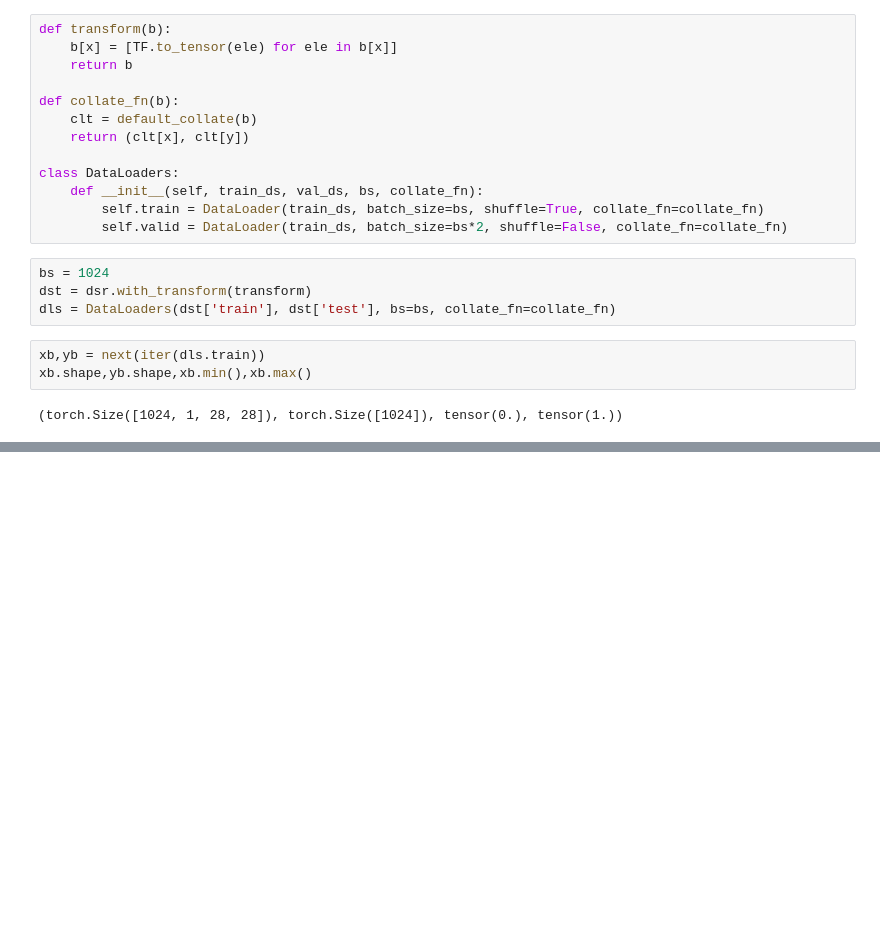
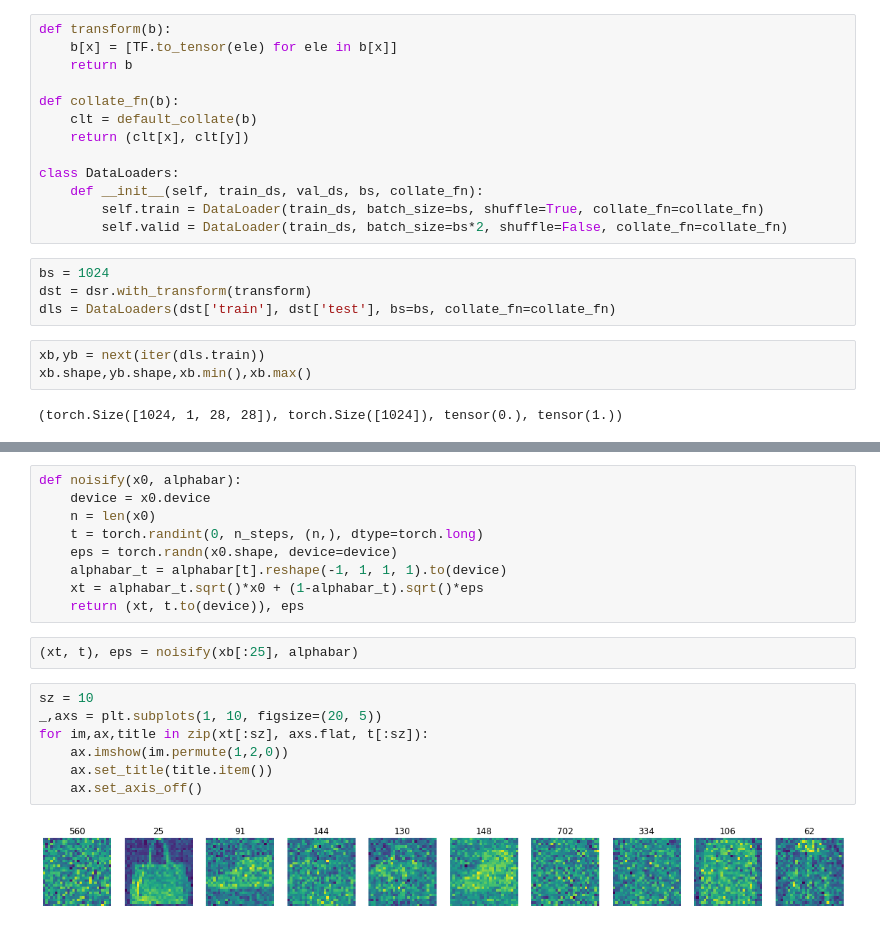
Before and after one commit to arun477/stable_diffusion, a Jupyter notebook: ddpm.ipynb, the cells around one changed output, grey strips where cells are left out. Drawn from its saved outputs; the diff is of its cells as text; blank space fills up the shorter version.

Commit message:
noisify function added

```diff
--- a/ddpm.ipynb
+++ b/ddpm.ipynb
@@ -39,0 +57,20 @@ plt.imshow(xb[0].permute(1,2,0))
+# %%
+def noisify(x0, alphabar):
+    device = x0.device
+    n = len(x0)
+    t = torch.randint(0, n_steps, (n,), dtype=torch.long)
+    eps = torch.randn(x0.shape, device=device)
+    alphabar_t = alphabar[t].reshape(-1, 1, 1, 1).to(device)
+    xt = alphabar_t.sqrt()*x0 + (1-alphabar_t).sqrt()*eps
+    return (xt, t.to(device)), eps
+# %%
+(xt, t), eps = noisify(xb[:25], alphabar)
+# %%
+sz = 10
+_,axs = plt.subplots(1, 10, figsize=(20, 5))
+for im,ax,title in zip(xt[:sz], axs.flat, t[:sz]):
+    ax.imshow(im.permute(1,2,0))
+    ax.set_title(title.item())
+    ax.set_axis_off()
+# %% [output]
+[figure, added]
```
Also changed, not shown: parts of 5 cells of this notebook.
